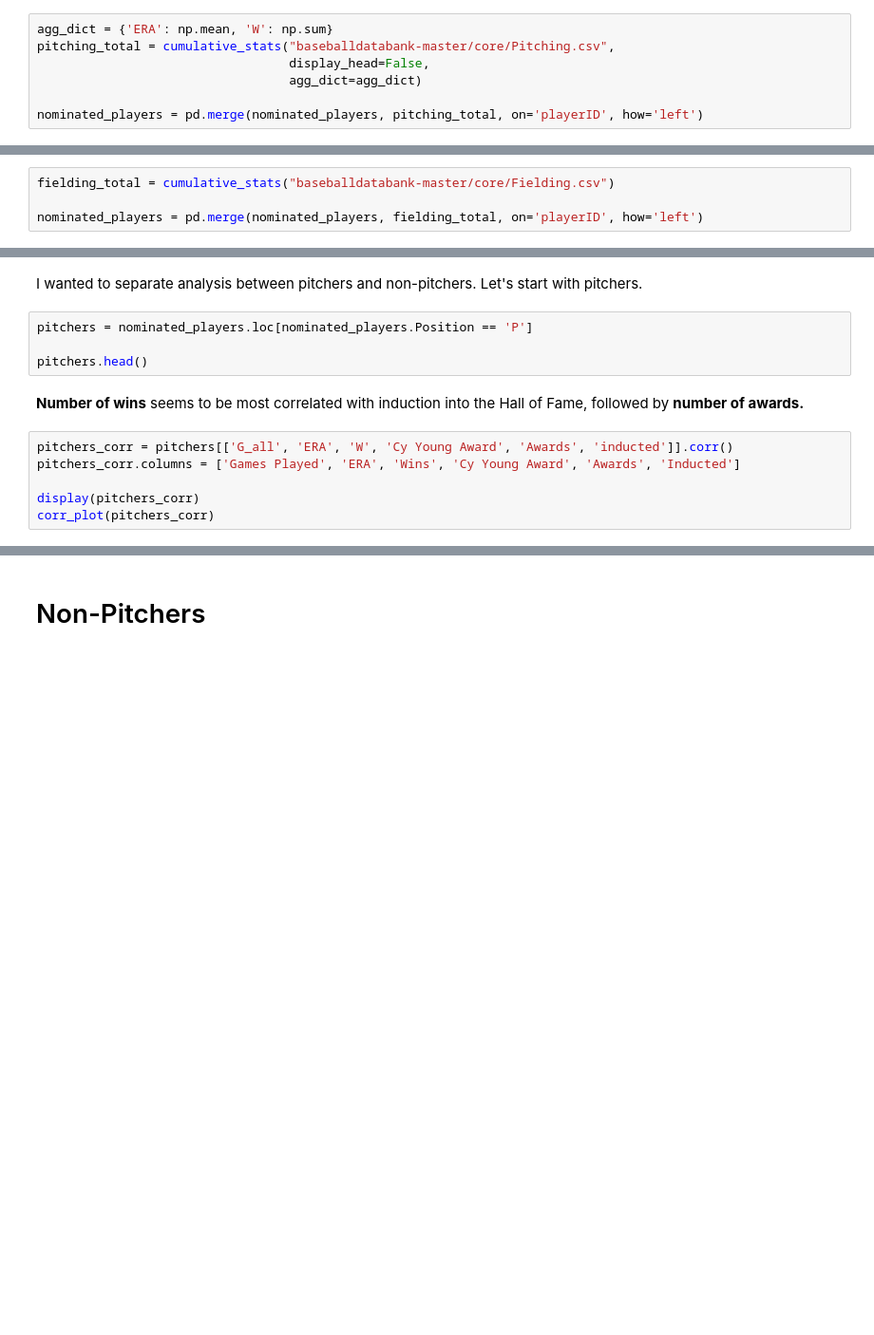
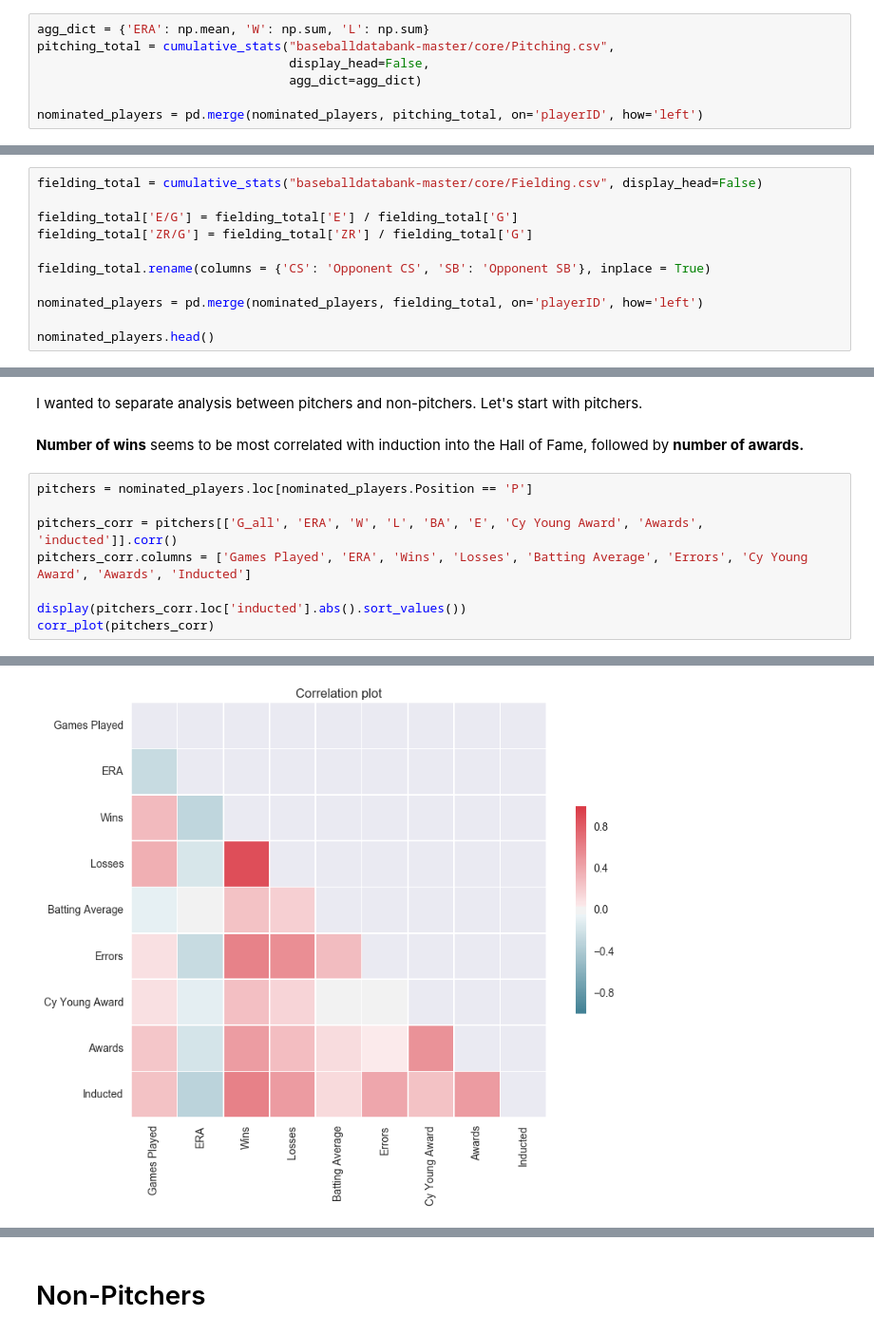
Before and after one commit to hueykwik/baseballhof, a Jupyter notebook: Baseball Hall of Fame Analysis.ipynb, the cells around one changed output, grey strips where cells are left out. Shown at 95% size. Saved outputs shown, nothing was run; the diff lists cells and outputs as text; blank space fills up the shorter version.

```diff
--- a/Baseball Hall of Fame Analysis.ipynb
+++ b/Baseball Hall of Fame Analysis.ipynb
@@ -226,7 +227,7 @@ Name: Position, dtype: int64
 # %% [markdown]
 ## Pitching
 # %%
-agg_dict = {'ERA': np.mean, 'W': np.sum}
+agg_dict = {'ERA': np.mean, 'W': np.sum, 'L': np.sum}
 pitching_total = cumulative_stats("baseballdatabank-master/core/Pitching.csv",
                                   display_head=False,
                                   agg_dict=agg_dict)
@@ -261,7 +263,14 @@ add_hitting_stats(nominated_players)
 # %% [markdown]
 # Fielding
 # %%
-fielding_total = cumulative_stats("baseballdatabank-master/core/Fielding.csv")
+fielding_total = cumulative_stats("baseballdatabank-master/core/Fielding.csv", display_head=False)
+
+fielding_total['E/G'] = fielding_total['E'] / fielding_total['G']
+fielding_total['ZR/G'] = fielding_total['ZR'] / fielding_total['G']
+
+fielding_total.rename(columns = {'CS': 'Opponent CS', 'SB': 'Opponent SB'}, inplace = True)
 
 nominated_players = pd.merge(nominated_players, fielding_total, on='playerID', how='left')
+
+nominated_players.head()
 # %% [output]
@@ -306,14 +315,13 @@ def corr_plot(corr):
 # %% [markdown]
 I wanted to separate analysis between pitchers and non-pitchers. Let's start with pitchers.
-# %%
-pitchers = nominated_players.loc[nominated_players.Position == 'P']
-
-pitchers.head()
 # %% [markdown]
 **Number of wins** seems to be most correlated with induction into the Hall of Fame, followed by **number of awards.**
 # %%
-pitchers_corr = pitchers[['G_all', 'ERA', 'W', 'Cy Young Award', 'Awards', 'inducted']].corr()
-pitchers_corr.columns = ['Games Played', 'ERA', 'Wins', 'Cy Young Award', 'Awards', 'Inducted']
+pitchers = nominated_players.loc[nominated_players.Position == 'P']
 
-display(pitchers_corr)
+pitchers_corr = pitchers[['G_all', 'ERA', 'W', 'L', 'BA', 'E', 'Cy Young Award', 'Awards', 'inducted']].corr()
+pitchers_corr.columns = ['Games Played', 'ERA', 'Wins', 'Losses', 'Batting Average', 'Errors', 'Cy Young Award', 'Awards', 'Inducted']
+
+display(pitchers_corr.loc['inducted'].abs().sort_values())
 corr_plot(pitchers_corr)
+# %% [output]
@@ -319,0 +338 @@ corr_plot(pitchers_corr)
+[figure, added]
```
Also changed, not shown: parts of 48 cells of this notebook.
